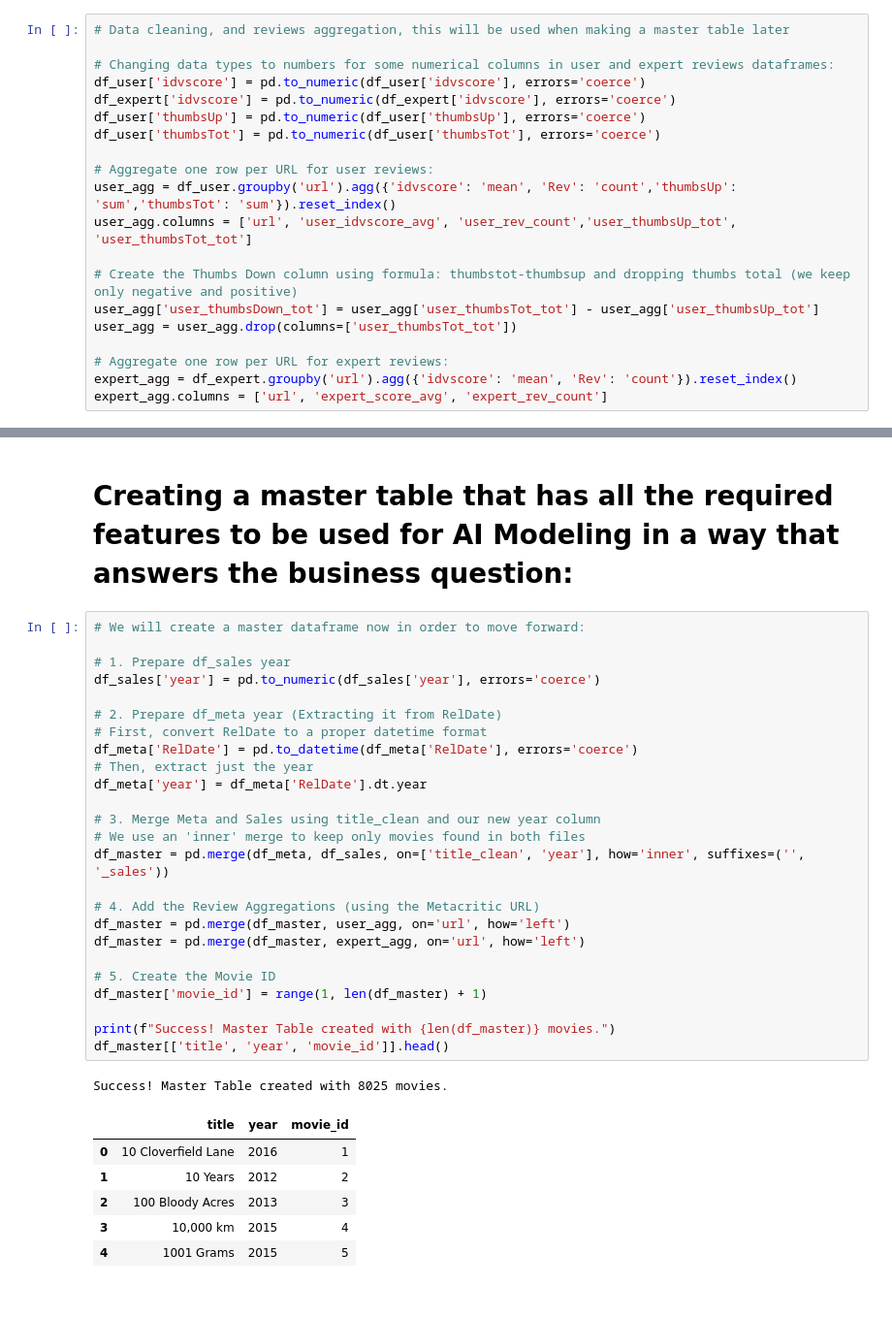
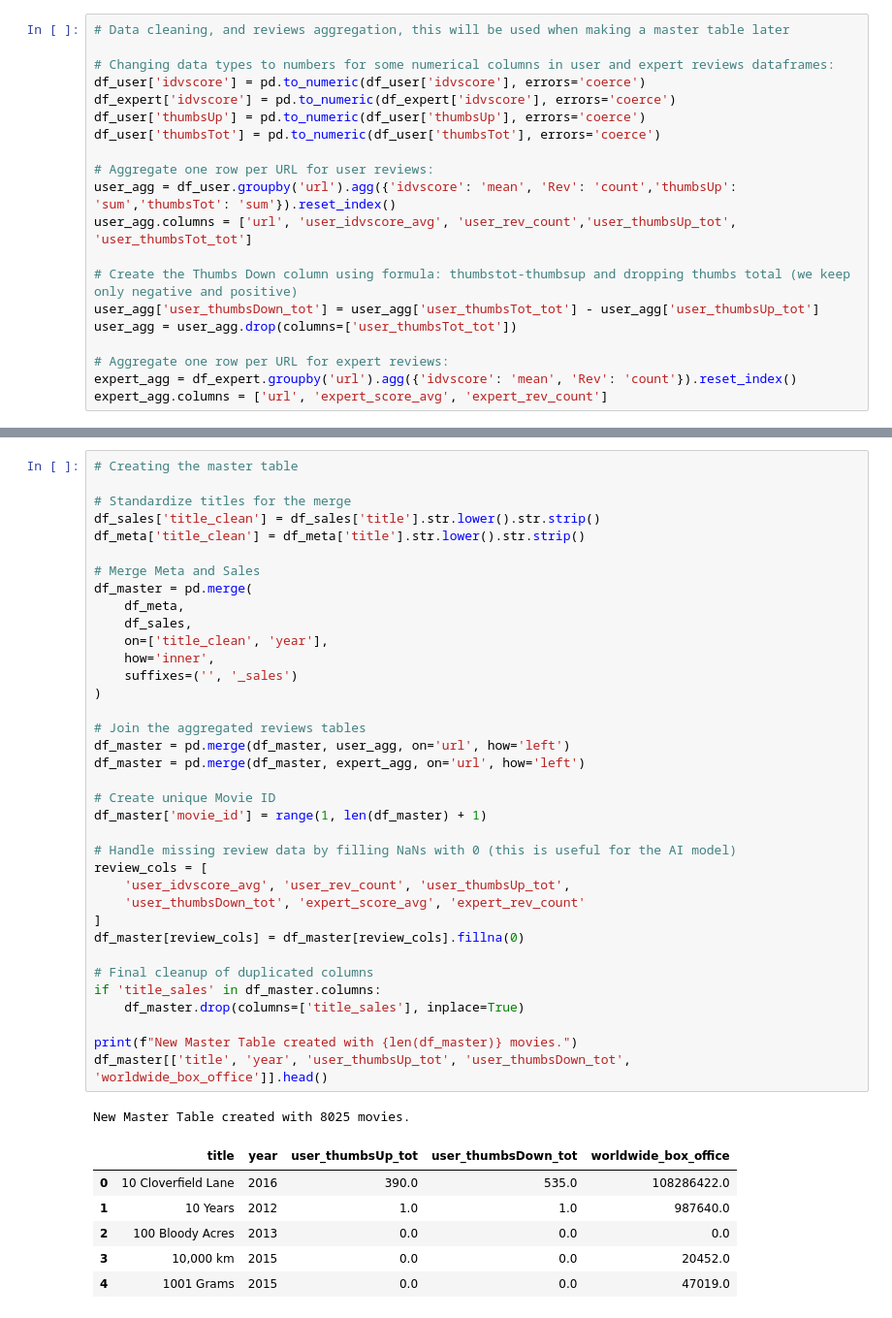
Before and after one commit to spaesey/ai-for-business-project, a Jupyter notebook: src/New EDA_Feature engineering.ipynb, the cells around one changed output, grey strips where cells are left out. Shown at 97% size. Cells and saved outputs as stored; diff of their text form.

```diff
--- a/src/New EDA_Feature engineering.ipynb
+++ b/src/New EDA_Feature engineering.ipynb
@@ -312,35 +325,44 @@ Passing `palette` without assigning `hue` is deprecated and will be removed in v
-# %% [markdown]
-# Creating a master table that has all the required features to be used for AI Modeling in a way that answers the business question:
-# %%
-# We will create a master dataframe now in order to move forward:
-
-# 1. Prepare df_sales year
-df_sales['year'] = pd.to_numeric(df_sales['year'], errors='coerce')
-
-# 2. Prepare df_meta year (Extracting it from RelDate)
-# First, convert RelDate to a proper datetime format
-df_meta['RelDate'] = pd.to_datetime(df_meta['RelDate'], errors='coerce')
-# Then, extract just the year
-df_meta['year'] = df_meta['RelDate'].dt.year
-
-# 3. Merge Meta and Sales using title_clean and our new year column
-# We use an 'inner' merge to keep only movies found in both files
-df_master = pd.merge(df_meta, df_sales, on=['title_clean', 'year'], how='inner', suffixes=('', '_sales'))
-
-# 4. Add the Review Aggregations (using the Metacritic URL)
-df_master = pd.merge(df_master, user_agg, on='url', how='left')
-df_master = pd.merge(df_master, expert_agg, on='url', how='left')
-
-# 5. Create the Movie ID
-df_master['movie_id'] = range(1, len(df_master) + 1)
-
-print(f"Success! Master Table created with {len(df_master)} movies.")
-df_master[['title', 'year', 'movie_id']].head()
-# %% [output]
-Success! Master Table created with 8025 movies.
-|  | title | year | movie_id |
-| 0 | 10 Cloverfield Lane | 2016 | 1 |
-| 1 | 10 Years | 2012 | 2 |
-| 2 | 100 Bloody Acres | 2013 | 3 |
-| 3 | 10,000 km | 2015 | 4 |
-| 4 | 1001 Grams | 2015 | 5 |
+# %%
+# Creating the master table
+
+# Standardize titles for the merge
+df_sales['title_clean'] = df_sales['title'].str.lower().str.strip()
+df_meta['title_clean'] = df_meta['title'].str.lower().str.strip()
+
+# Merge Meta and Sales
+df_master = pd.merge(
+    df_meta,
+    df_sales,
+    on=['title_clean', 'year'],
+    how='inner',
+    suffixes=('', '_sales')
+)
+
+# Join the aggregated reviews tables
+df_master = pd.merge(df_master, user_agg, on='url', how='left')
+df_master = pd.merge(df_master, expert_agg, on='url', how='left')
+
+# Create unique Movie ID
+df_master['movie_id'] = range(1, len(df_master) + 1)
+
+# Handle missing review data by filling NaNs with 0 (this is useful for the AI model)
+review_cols = [
+    'user_idvscore_avg', 'user_rev_count', 'user_thumbsUp_tot',
+    'user_thumbsDown_tot', 'expert_score_avg', 'expert_rev_count'
+]
+df_master[review_cols] = df_master[review_cols].fillna(0)
+
+# Final cleanup of duplicated columns
+if 'title_sales' in df_master.columns:
+    df_master.drop(columns=['title_sales'], inplace=True)
+
+print(f"New Master Table created with {len(df_master)} movies.")
+df_master[['title', 'year', 'user_thumbsUp_tot', 'user_thumbsDown_tot', 'worldwide_box_office']].head()
+# %% [output]
+New Master Table created with 8025 movies.
+|  | title | year | user_thumbsUp_tot | user_thumbsDown_tot | worldwide_box_office |
+| 0 | 10 Cloverfield Lane | 2016 | 390.0 | 535.0 | 108286422.0 |
+| 1 | 10 Years | 2012 | 1.0 | 1.0 | 987640.0 |
+| 2 | 100 Bloody Acres | 2013 | 0.0 | 0.0 | 0.0 |
+| 3 | 10,000 km | 2015 | 0.0 | 0.0 | 20452.0 |
+| 4 | 1001 Grams | 2015 | 0.0 | 0.0 | 47019.0 |
```
Also changed, not shown: parts of 16 cells of this notebook, 1 other file.
